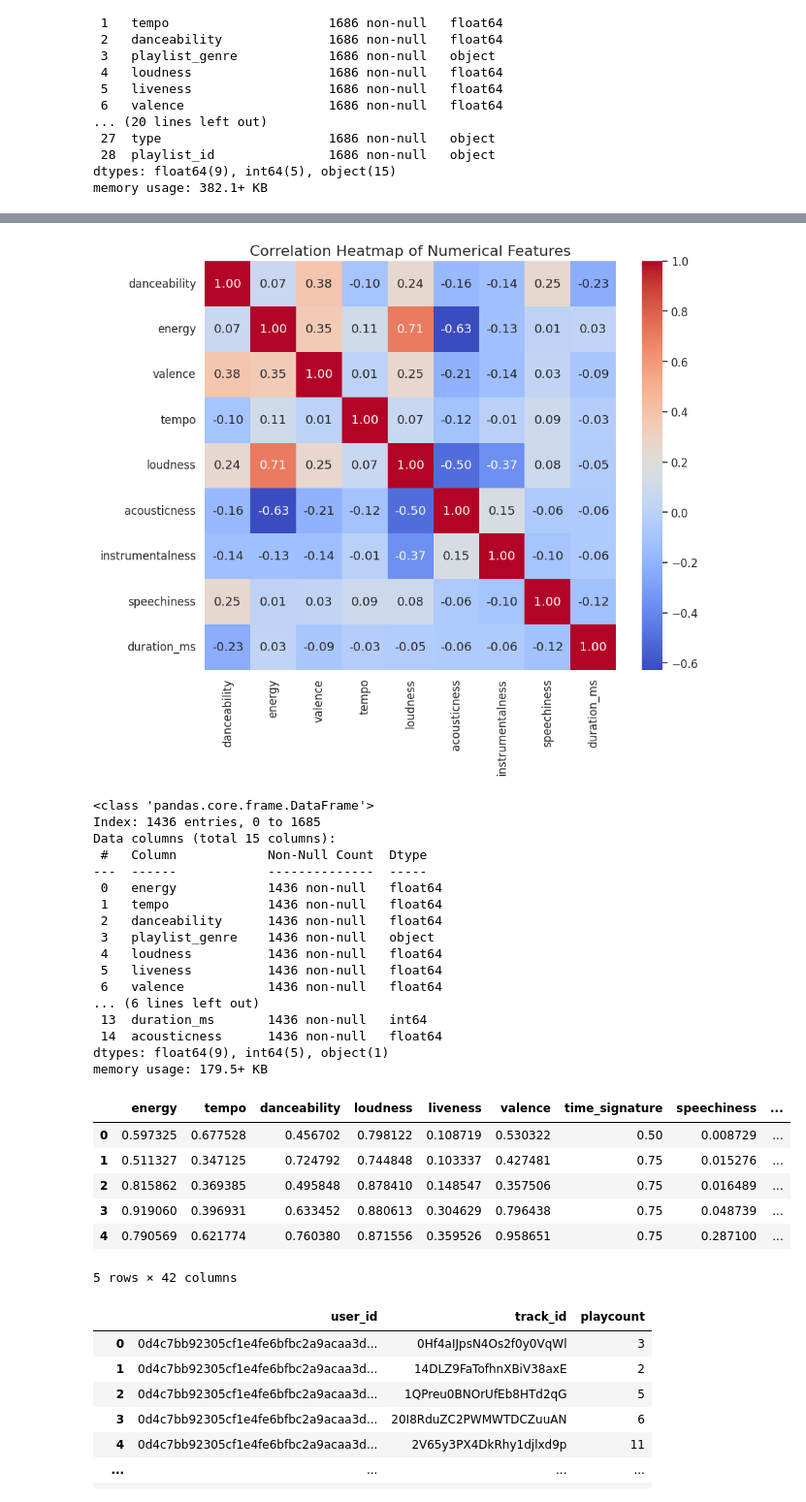
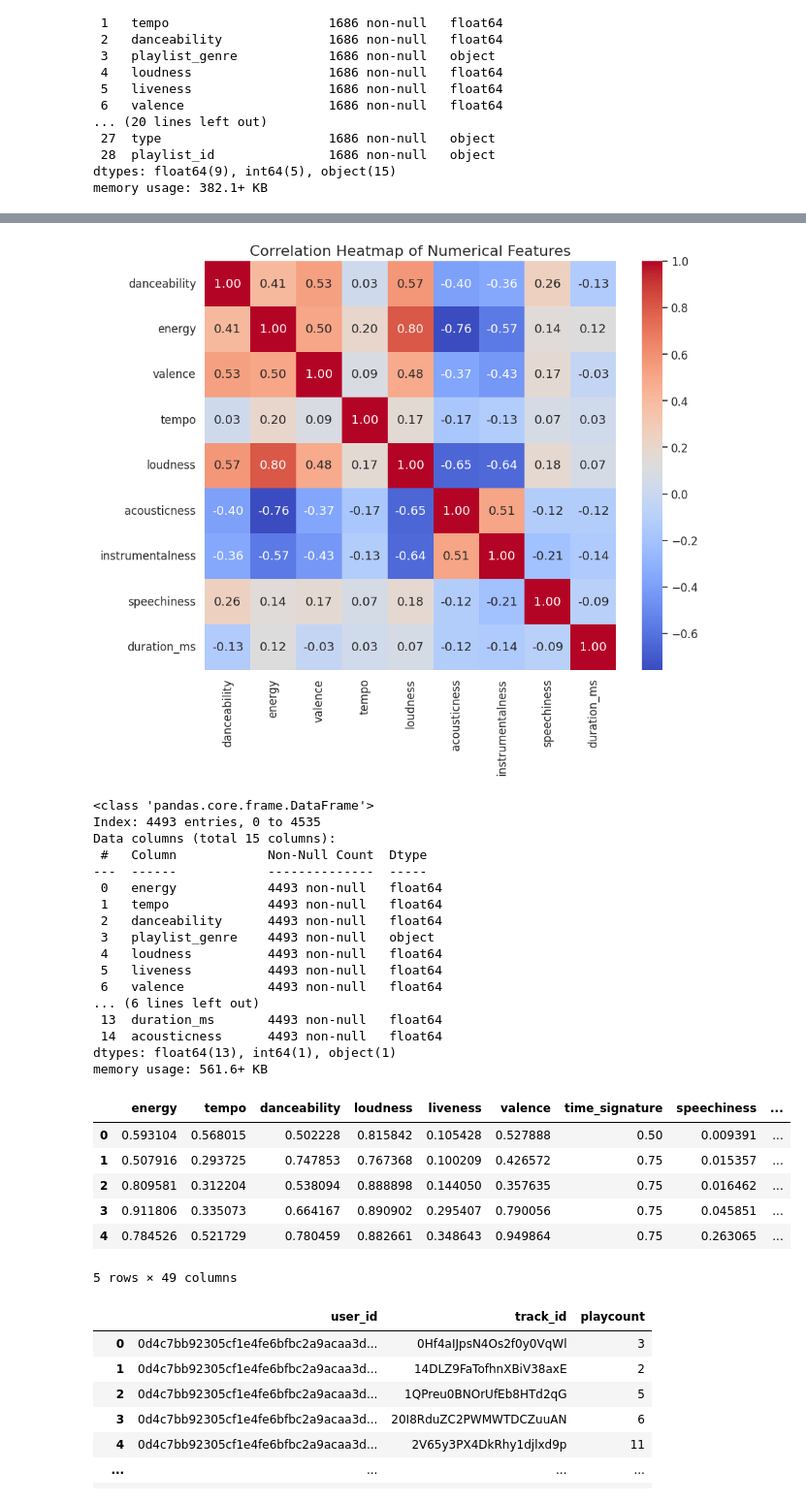
Before and after one commit to RhoYul/Machine_Learning_Term_Project, a Jupyter notebook: ML_Song_Recommend.ipynb, the cells around one changed output, grey strips where cells are left out. Shown at 97% size. Drawn from its saved outputs; the diff is of its cells as text; code cells hidden in the pictures.

```diff
--- a/ML_Song_Recommend.ipynb
+++ b/ML_Song_Recommend.ipynb
@@ -121,0 +105,6 @@ df_high['track_artist'].nunique()
+# %%
+df_low = df_low.drop_duplicates(subset='track_id', keep='first')
+# %%
+df = pd.concat([df_high, df_low], ignore_index=True)
+df = df.drop_duplicates(subset='track_id', keep='first')
+df
@@ -144,7 +147,7 @@ fig, axes = plt.subplots(nrows=3, ncols=3, figsize=(14, 10))
 axes = axes.flatten()
 
 for i, col in enumerate(numerical_features):
-    sns.histplot(df_high[col], bins=30, kde=True, ax=axes[i], color=sns.color_palette("Set2")[i % 8])
+    sns.histplot(df[col], bins=30, kde=True, ax=axes[i], color=sns.color_palette("Set2")[i % 8])
     axes[i].set_title(f"Distribution of {col}", fontsize=12)
     axes[i].set_xlabel("")
 
@@ -158,74 +161,73 @@ plt.show()
 # %%
 # Caculate Correlation
 
-corr = df_high[numerical_features].corr()
+corr = df[numerical_features].corr()
 
 plt.figure(figsize=(10,8))
 sns.heatmap(corr, annot=True, cmap='coolwarm', fmt=".2f")
 plt.title('Correlation Heatmap of Numerical Features', fontsize=16)
 plt.show()
 # %% [output]
-[figure, old version]
+[figure, new version]
 # %%
-# -----------------------------------------------여기서 부터 다시 개발 (10/28 화)-----------------------------------------------------
 # Select Feature
 
-object_cols = df_high.select_dtypes(include='object').columns
+object_cols = df.select_dtypes(include='object').columns
 
 cols_to_drop = [col for col in object_cols if col != 'playlist_genre']
 
-df_high_select = df_high.drop(columns=cols_to_drop)
+df_select = df.drop(columns=cols_to_drop)
 
-df_high_select.info()
+df_select.info()
 # %% [output]
 <class 'pandas.core.frame.DataFrame'>
-Index: 1436 entries, 0 to 1685
+Index: 4493 entries, 0 to 4535
 Data columns (total 15 columns):
  #   Column            Non-Null Count  Dtype
 ---  ------            --------------  -----
- 0   energy            1436 non-null   float64
- 1   tempo             1436 non-null   float64
- 2   danceability      1436 non-null   float64
- 3   playlist_genre    1436 non-null   object
- 4   loudness          1436 non-null   float64
- 5   liveness          1436 non-null   float64
- 6   valence           1436 non-null   float64
+ 0   energy            4493 non-null   float64
+ 1   tempo             4493 non-null   float64
+ 2   danceability      4493 non-null   float64
+ 3   playlist_genre    4493 non-null   object
+ 4   loudness          4493 non-null   float64
+ 5   liveness          4493 non-null   float64
+ 6   valence           4493 non-null   float64
 ... (6 lines left out)
- 13  duration_ms       1436 non-null   int64
- 14  acousticness      1436 non-null   float64
-dtypes: float64(9), int64(5), object(1)
-memory usage: 179.5+ KB
+ 13  duration_ms       4493 non-null   float64
+ 14  acousticness      4493 non-null   float64
+dtypes: float64(13), int64(1), object(1)
+memory usage: 561.6+ KB
 # %%
 # Data scailing
 
 from sklearn.preprocessing import MinMaxScaler, OneHotEncoder
 
 # Select numerical columns
-numeric_cols = [col for col in df_high_select.columns if col != 'playlist_genre']
+numeric_cols = [col for col in df_select.columns if col != 'playlist_genre']
 
 # MinMax Scaling
 scaler = MinMaxScaler()
-scaled_data = scaler.fit_transform(df_high_select[numeric_cols])
+scaled_data = scaler.fit_transform(df_select[numeric_cols])
 
 df_scaled = pd.DataFrame(scaled_data, columns=numeric_cols)
 
 # One-Hot Encoding
 encoder = OneHotEncoder(sparse_output=False, drop=None)
-genre_encoded = encoder.fit_transform(df_high_select[['playlist_genre']])
+genre_encoded = encoder.fit_transform(df_select[['playlist_genre']])
 genre_encoded_df = pd.DataFrame(genre_encoded, columns=encoder.get_feature_names_out(['playlist_genre']))
 
 # Concat
-df_high_scaled = pd.concat([df_scaled.reset_index(drop=True), genre_encoded_df.reset_index(drop=True)], axis=1)
+df_scaled = pd.concat([df_scaled.reset_index(drop=True), genre_encoded_df.reset_index(drop=True)], axis=1)
 
-df_high_scaled.head()
+df_scaled.head()
 # %% [output]
 |  | energy | tempo | danceability | loudness | liveness | valence | time_signature | speechiness | ... |
-| 0 | 0.597325 | 0.677528 | 0.456702 | 0.798122 | 0.108719 | 0.530322 | 0.50 | 0.008729 | ... |
-| 1 | 0.511327 | 0.347125 | 0.724792 | 0.744848 | 0.103337 | 0.427481 | 0.75 | 0.015276 | ... |
-| 2 | 0.815862 | 0.369385 | 0.495848 | 0.878410 | 0.148547 | 0.357506 | 0.75 | 0.016489 | ... |
-| 3 | 0.919060 | 0.396931 | 0.633452 | 0.880613 | 0.304629 | 0.796438 | 0.75 | 0.048739 | ... |
-| 4 | 0.790569 | 0.621774 | 0.760380 | 0.871556 | 0.359526 | 0.958651 | 0.75 | 0.287100 | ... |
+| 0 | 0.593104 | 0.568015 | 0.502228 | 0.815842 | 0.105428 | 0.527888 | 0.50 | 0.009391 | ... |
+| 1 | 0.507916 | 0.293725 | 0.747853 | 0.767368 | 0.100209 | 0.426572 | 0.75 | 0.015357 | ... |
+| 2 | 0.809581 | 0.312204 | 0.538094 | 0.888898 | 0.144050 | 0.357635 | 0.75 | 0.016462 | ... |
+| 3 | 0.911806 | 0.335073 | 0.664167 | 0.890902 | 0.295407 | 0.790056 | 0.75 | 0.045851 | ... |
+| 4 | 0.784526 | 0.521729 | 0.780459 | 0.882661 | 0.348643 | 0.949864 | 0.75 | 0.263065 | ... |
-5 rows × 42 columns
+5 rows × 49 columns
 # %%
 user_df = pd.read_csv('/content/drive/MyDrive/user_listening_history_v1-1.csv')
 user_df
```
Also changed, not shown: parts of 14 cells of this notebook.
